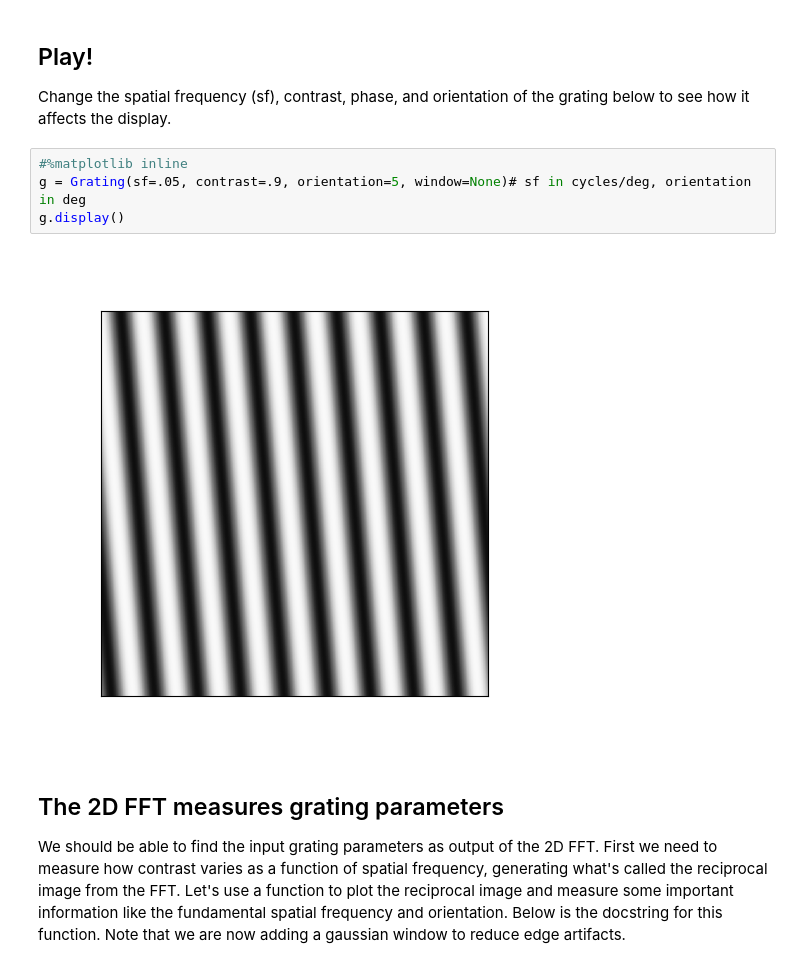
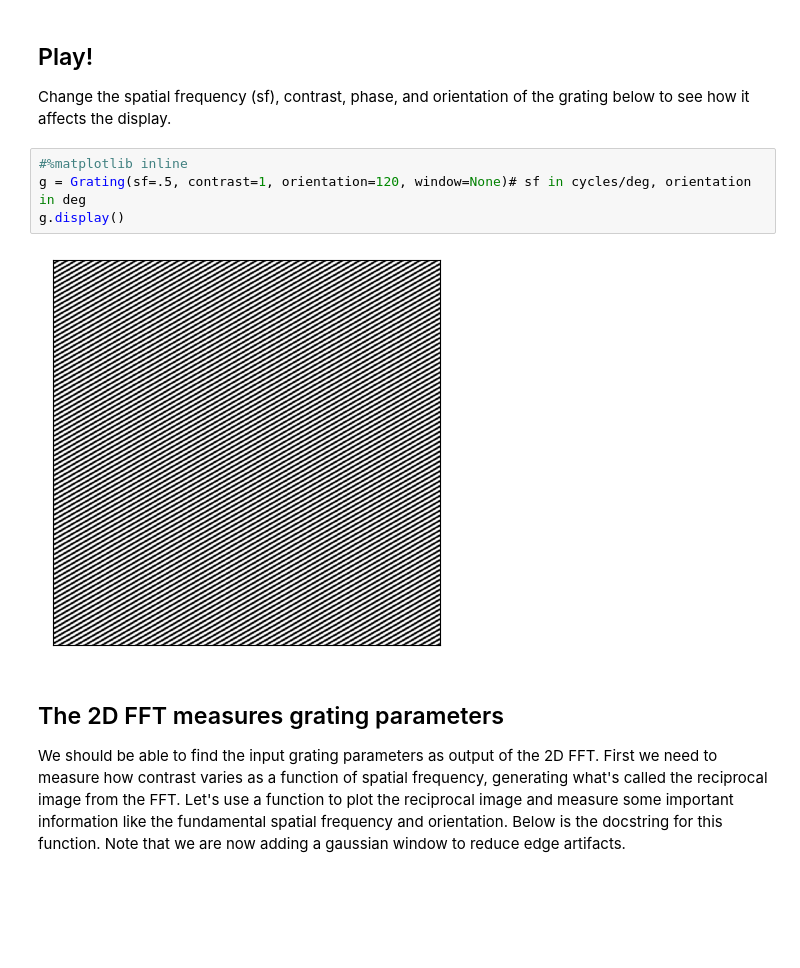
Before and after one commit to jpcurrea/ODA, a Jupyter notebook: docs/ODA How It Works.ipynb, the cells around one changed output. Saved outputs shown, nothing was run; the diff lists cells and outputs as text; blank space fills up the shorter version.

```diff
--- a/docs/ODA How It Works.ipynb
+++ b/docs/ODA How It Works.ipynb
@@ -83,10 +83,10 @@ plt.show()
 Change the spatial frequency (sf), contrast, phase, and orientation of the grating below to see how it affects the display.
 # %%
 #%matplotlib inline
-g = Grating(sf=.05, contrast=.9, orientation=5, window=None)# sf in cycles/deg, orientation in deg
+g = Grating(sf=.5, contrast=1, orientation=120, window=None)# sf in cycles/deg, orientation in deg
 g.display()
 # %% [output]
-[figure, old version]
+[figure, new version]
 # %% [markdown]
 ## The 2D FFT measures grating parameters
 We should be able to find the input grating parameters as output of the 2D FFT. First we need to measure how contrast varies as a function of spatial frequency, generating what's called the reciprocal image from the FFT. Let's use a function to plot the reciprocal image and measure some important information like the fundamental spatial frequency and orientation. Below is the docstring for this function. Note that we are now adding a gaussian window to reduce edge artifacts.
```
Also changed, not shown: parts of 9 cells of this notebook, 6 other files.
